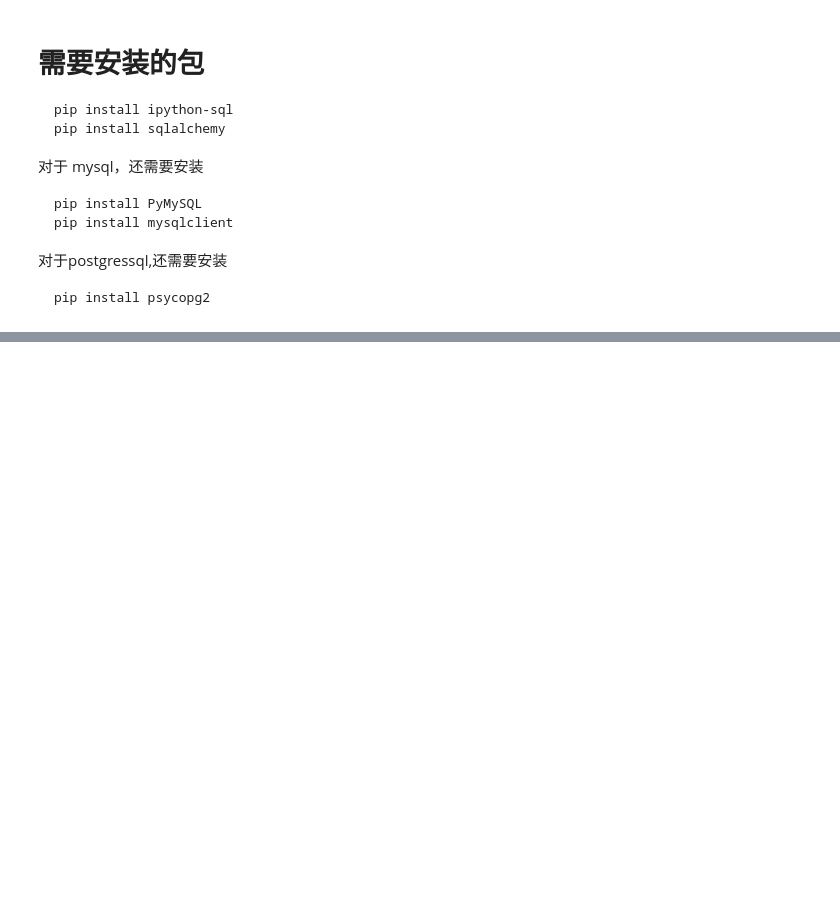
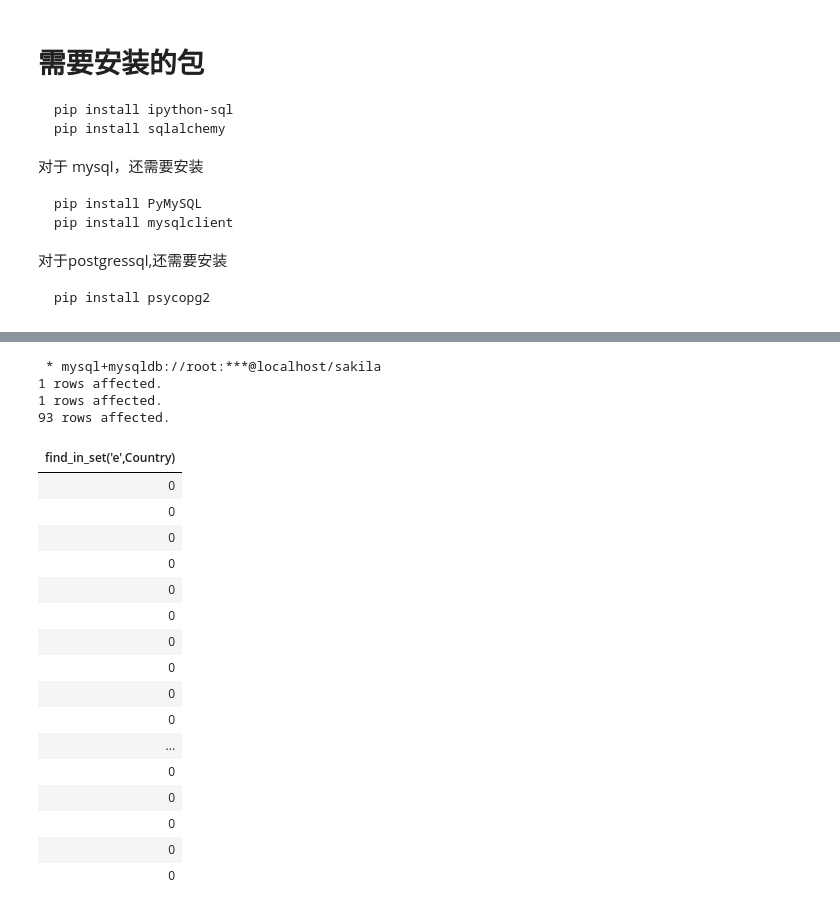
Before and after one commit to jinlin82/database-and-sql, a Jupyter notebook: sql-magic.ipynb, the cells around one changed output, grey strips where cells are left out. Cells and saved outputs as stored; diff of their text form; code cells hidden in the pictures; blank space fills up the shorter version.

```diff
--- a/sql-magic.ipynb
+++ b/sql-magic.ipynb
@@ -51,0 +267,27 @@ show databases;
+# %%
+%%sql
+SELECT FIND_IN_SET('q', null);
+SELECT FIND_IN_SET('q', ' ');
+select find_in_set('e',Country) from customers;
+# %% [output]
+ * mysql+mysqldb://root:***@localhost/sakila
+1 rows affected.
+1 rows affected.
+93 rows affected.
+| find_in_set('e',Country) |
+| 0 |
+| 0 |
+| 0 |
+| 0 |
+| 0 |
+| 0 |
+| 0 |
+| 0 |
+| 0 |
+| 0 |
+| ... |
+| 0 |
+| 0 |
+| 0 |
+| 0 |
+| 0 |
```
Also changed, not shown: parts of 24 cells of this notebook.
